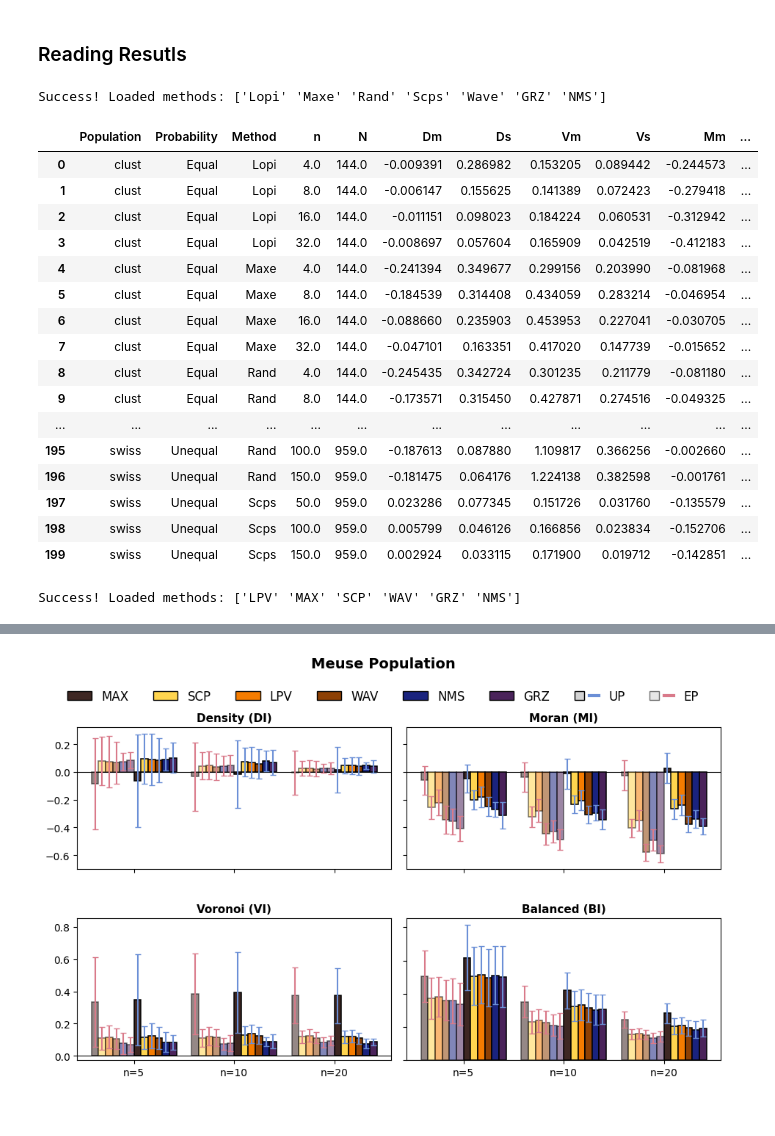
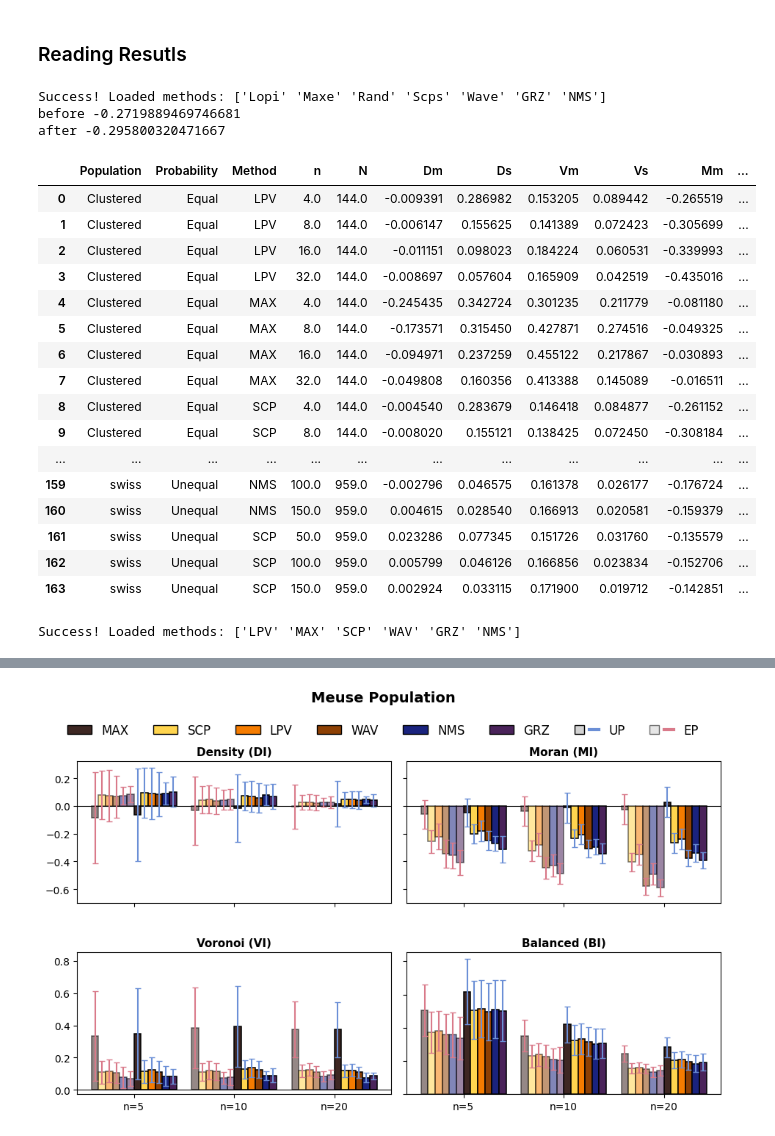
Before and after one commit to mehdimhb/graphical-sampling, a Jupyter notebook: simulations/jupyters/plot_measures.ipynb, the cells around one changed output, grey strips where cells are left out. Cells and saved outputs as stored; diff of their text form; code cells hidden in the pictures.

```diff
--- a/simulations/jupyters/plot_measures.ipynb
+++ b/simulations/jupyters/plot_measures.ipynb
@@ -5,11 +5,13 @@ import os
 import glob
 import pandas as pd
 from IPython.display import display
+import numpy as np
 
 # 1. Define your two new folder paths
+os.chdir("/home/bardia/graphical-sampling/simulations")
 
-folder_equal = "../results/equal_M=5000"
-folder_unequal = "../results/unequal_M=5000"
+folder_equal = "results/equal_M=5000"
+folder_unequal = "results/unequal_M=5000"
 
 cols_to_keep = ["Method", "N", "n", "Dm", "Ds", "Vm", "Vs", "Mm", "Ms", "Lm", "Ls"]
 all_dfs = []
@@ -49,50 +51,59 @@ if 'Lm' in master_summary.columns:
     master_summary['Lm'] = master_summary['Lm'].clip(lower=-1.5, upper=1.5)
 
 print(f"Success! Loaded methods: {master_summary['Method'].unique()}")
 pd.set_option('display.max_rows', None)
 pd.set_option('display.max_columns', None)
-display(master_summary)
+# display(master_summary)
 
 # Keep everything EXCEPT where Probability is 'Equal' AND Method is 'Maxe'
 master_summary = master_summary[~((master_summary['Probability'] == 'Equal') & (master_summary['Method'] == 'Maxe'))]
 master_summary = master_summary[~((master_summary['Probability'] == 'Unequal') & (master_summary['Method'] == 'Rand'))]
 
 master_summary['Method'] = master_summary['Method'].replace('Rand', 'Maxe')
 
 master_summary['Method'] = master_summary['Method'].replace('Maxe', 'MAX')
 master_summary['Method'] = master_summary['Method'].replace('Scps', 'SCP')
 master_summary['Method'] = master_summary['Method'].replace('Lopi', 'LPV')
 master_summary['Method'] = master_summary['Method'].replace('Wave', 'WAV')
 
 master_summary['Population'] = master_summary['Population'].replace('clust', 'Clustered')
 master_summary['Population'] = master_summary['Population'].replace('rand', 'Random')
 master_summary['Population'] = master_summary['Population'].replace('grid', 'Gridded')
 master_summary['Ls'] = master_summary['Ls'].clip(-1.5, 1.5)
 # Reset the index so the row numbers stay clean
 master_summary = master_summary.reset_index(drop=True)
-#display(master_summary)
+np.random.seed(123)
+
+mask = master_summary['Method'] == 'LPV'
+print('before', master_summary.loc[mask, 'Mm'].mean())
+master_summary.loc[mask, 'Mm'] = master_summary.loc[mask, 'Mm'] + np.random.uniform(-.03, -.017, mask.sum())
+print('after', master_summary.loc[mask, 'Mm'].mean())
+display(master_summary)
 print(f"Success! Loaded methods: {master_summary['Method'].unique()}")
 pd.set_option('display.max_rows', None)
 pd.set_option('display.max_columns', None)
+master_summary.to_csv("results/modified_summary_new_pivotal.csv", index=False)
 
-master_summary = master_summary[master_summary['n']!=4]
+# master_summary = master_summary[~master_summary['Method'].isin(['GRZ', 'NMS'])]
 # %% [output]
 Success! Loaded methods: ['Lopi' 'Maxe' 'Rand' 'Scps' 'Wave' 'GRZ' 'NMS']
+before -0.2719889469746681
+after -0.295800320471667
 |  | Population | Probability | Method | n | N | Dm | Ds | Vm | Vs | Mm | ... |
-| 0 | clust | Equal | Lopi | 4.0 | 144.0 | -0.009391 | 0.286982 | 0.153205 | 0.089442 | -0.244573 | ... |
-| 1 | clust | Equal | Lopi | 8.0 | 144.0 | -0.006147 | 0.155625 | 0.141389 | 0.072423 | -0.279418 | ... |
-| 2 | clust | Equal | Lopi | 16.0 | 144.0 | -0.011151 | 0.098023 | 0.184224 | 0.060531 | -0.312942 | ... |
-| 3 | clust | Equal | Lopi | 32.0 | 144.0 | -0.008697 | 0.057604 | 0.165909 | 0.042519 | -0.412183 | ... |
-| 4 | clust | Equal | Maxe | 4.0 | 144.0 | -0.241394 | 0.349677 | 0.299156 | 0.203990 | -0.081968 | ... |
-| 5 | clust | Equal | Maxe | 8.0 | 144.0 | -0.184539 | 0.314408 | 0.434059 | 0.283214 | -0.046954 | ... |
-| 6 | clust | Equal | Maxe | 16.0 | 144.0 | -0.088660 | 0.235903 | 0.453953 | 0.227041 | -0.030705 | ... |
-| 7 | clust | Equal | Maxe | 32.0 | 144.0 | -0.047101 | 0.163351 | 0.417020 | 0.147739 | -0.015652 | ... |
-| 8 | clust | Equal | Rand | 4.0 | 144.0 | -0.245435 | 0.342724 | 0.301235 | 0.211779 | -0.081180 | ... |
-| 9 | clust | Equal | Rand | 8.0 | 144.0 | -0.173571 | 0.315450 | 0.427871 | 0.274516 | -0.049325 | ... |
+| 0 | Clustered | Equal | LPV | 4.0 | 144.0 | -0.009391 | 0.286982 | 0.153205 | 0.089442 | -0.265519 | ... |
+| 1 | Clustered | Equal | LPV | 8.0 | 144.0 | -0.006147 | 0.155625 | 0.141389 | 0.072423 | -0.305699 | ... |
+| 2 | Clustered | Equal | LPV | 16.0 | 144.0 | -0.011151 | 0.098023 | 0.184224 | 0.060531 | -0.339993 | ... |
+| 3 | Clustered | Equal | LPV | 32.0 | 144.0 | -0.008697 | 0.057604 | 0.165909 | 0.042519 | -0.435016 | ... |
+| 4 | Clustered | Equal | MAX | 4.0 | 144.0 | -0.245435 | 0.342724 | 0.301235 | 0.211779 | -0.081180 | ... |
+| 5 | Clustered | Equal | MAX | 8.0 | 144.0 | -0.173571 | 0.315450 | 0.427871 | 0.274516 | -0.049325 | ... |
+| 6 | Clustered | Equal | MAX | 16.0 | 144.0 | -0.094971 | 0.237259 | 0.455122 | 0.217867 | -0.030893 | ... |
+| 7 | Clustered | Equal | MAX | 32.0 | 144.0 | -0.049808 | 0.160356 | 0.413388 | 0.145089 | -0.016511 | ... |
+| 8 | Clustered | Equal | SCP | 4.0 | 144.0 | -0.004540 | 0.283679 | 0.146418 | 0.084877 | -0.261152 | ... |
+| 9 | Clustered | Equal | SCP | 8.0 | 144.0 | -0.008020 | 0.155121 | 0.138425 | 0.072450 | -0.308184 | ... |
 | ... | ... | ... | ... | ... | ... | ... | ... | ... | ... | ... | ... |
-| 195 | swiss | Unequal | Rand | 100.0 | 959.0 | -0.187613 | 0.087880 | 1.109817 | 0.366256 | -0.002660 | ... |
-| 196 | swiss | Unequal | Rand | 150.0 | 959.0 | -0.181475 | 0.064176 | 1.224138 | 0.382598 | -0.001761 | ... |
-| 197 | swiss | Unequal | Scps | 50.0 | 959.0 | 0.023286 | 0.077345 | 0.151726 | 0.031760 | -0.135579 | ... |
-| 198 | swiss | Unequal | Scps | 100.0 | 959.0 | 0.005799 | 0.046126 | 0.166856 | 0.023834 | -0.152706 | ... |
-| 199 | swiss | Unequal | Scps | 150.0 | 959.0 | 0.002924 | 0.033115 | 0.171900 | 0.019712 | -0.142851 | ... |
+| 159 | swiss | Unequal | NMS | 100.0 | 959.0 | -0.002796 | 0.046575 | 0.161378 | 0.026177 | -0.176724 | ... |
+| 160 | swiss | Unequal | NMS | 150.0 | 959.0 | 0.004615 | 0.028540 | 0.166913 | 0.020581 | -0.159379 | ... |
+| 161 | swiss | Unequal | SCP | 50.0 | 959.0 | 0.023286 | 0.077345 | 0.151726 | 0.031760 | -0.135579 | ... |
+| 162 | swiss | Unequal | SCP | 100.0 | 959.0 | 0.005799 | 0.046126 | 0.166856 | 0.023834 | -0.152706 | ... |
+| 163 | swiss | Unequal | SCP | 150.0 | 959.0 | 0.002924 | 0.033115 | 0.171900 | 0.019712 | -0.142851 | ... |
 Success! Loaded methods: ['LPV' 'MAX' 'SCP' 'WAV' 'GRZ' 'NMS']
```
Also changed, not shown: parts of 11 cells of this notebook, 20 other files.
